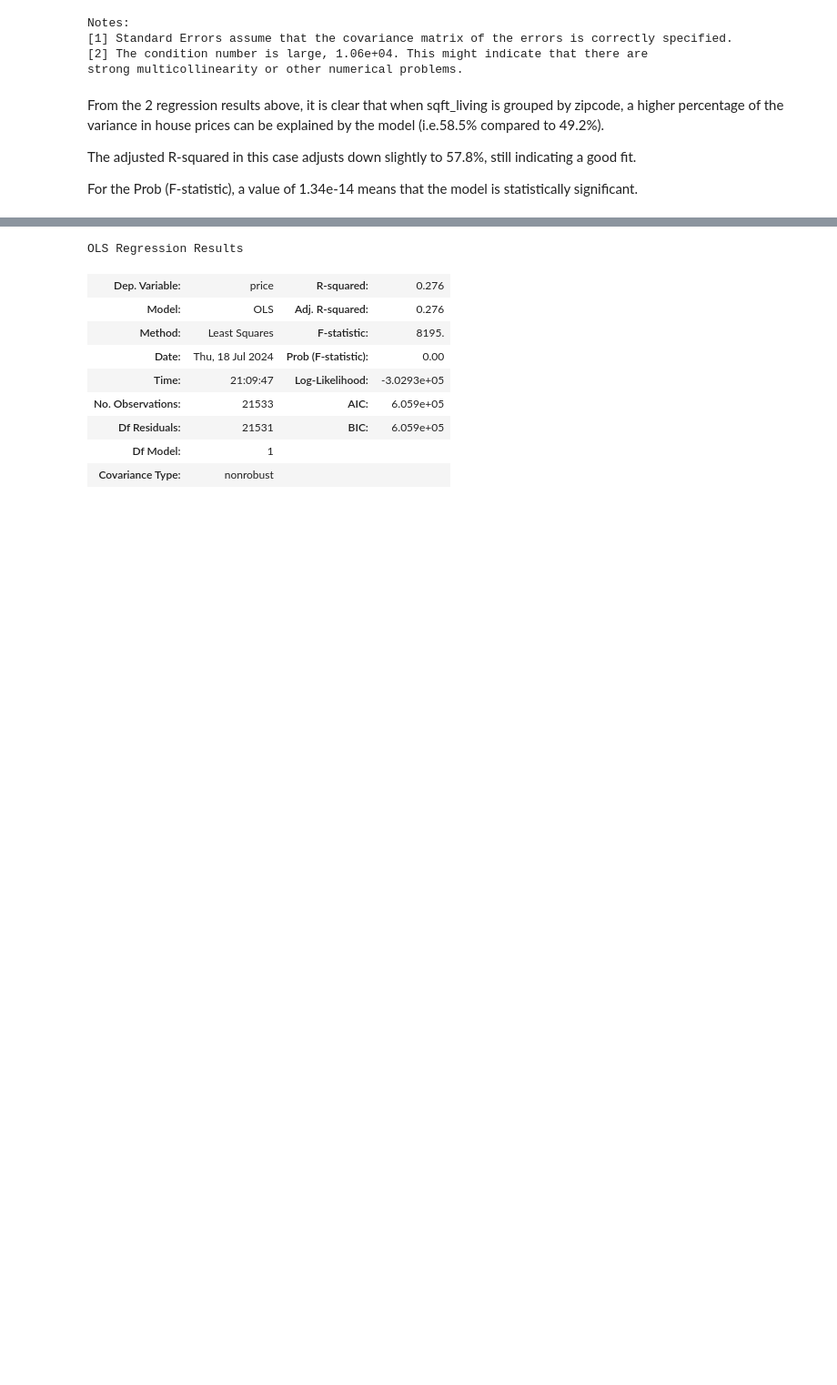
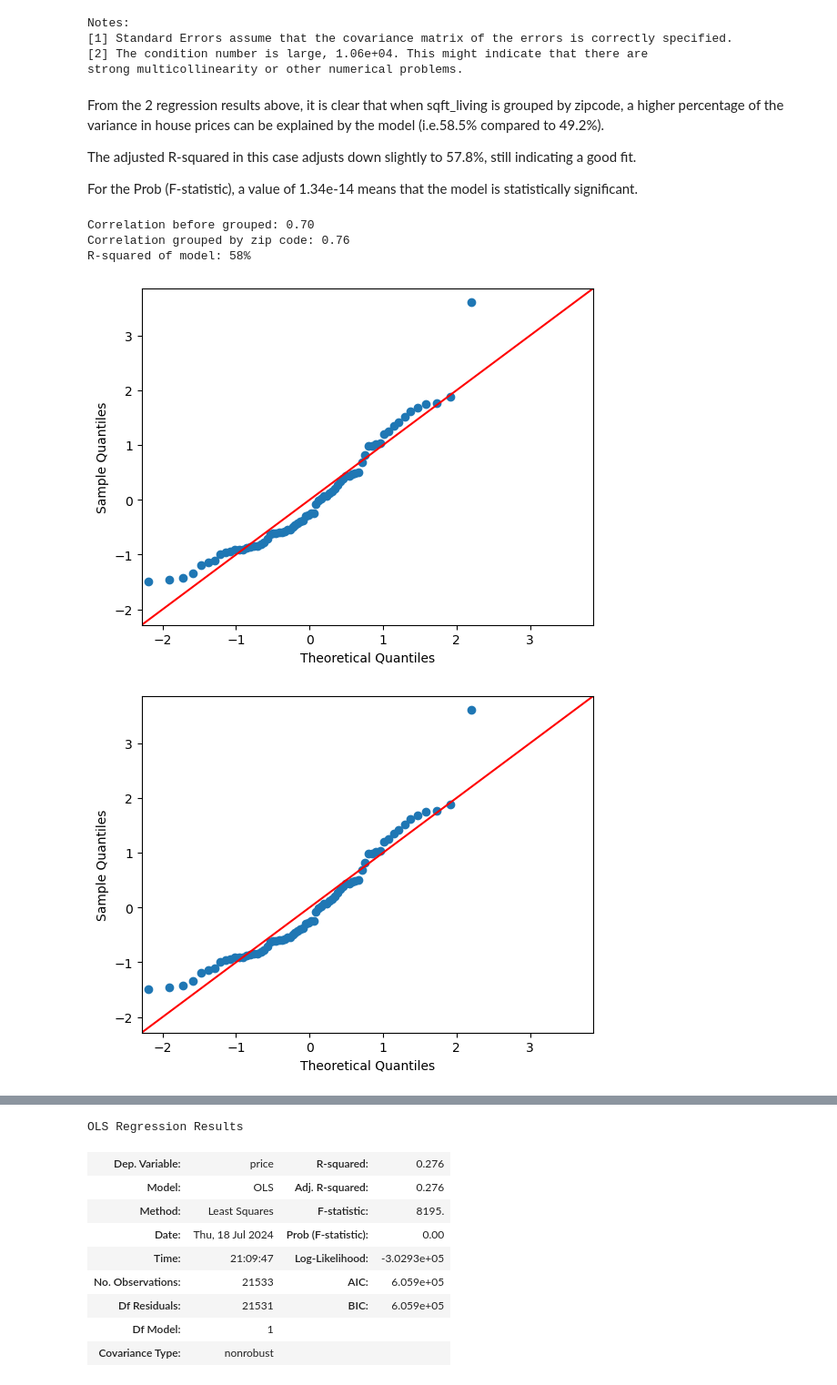
Before and after one commit to Patriciangugi/Project-Phase-2, a Jupyter notebook: Members/Hanan.ipynb, the cells around one changed output, grey strips where cells are left out. Shown at 91% size. Drawn from its saved outputs; the diff is of its cells as text; code cells hidden in the pictures; blank space fills up the shorter version.

Commit message:
Modelling

```diff
--- a/Members/Hanan.ipynb
+++ b/Members/Hanan.ipynb
@@ -717,3 +731,20 @@ From the 2 regression results above, it is clear that when sqft_living is groupe
 The adjusted R-squared in this case adjusts down slightly to 57.8%, still indicating a good fit.
 
 For the Prob (F-statistic), a value of 1.34e-14 means that the model is statistically significant.
+# %%
+print(f'''
+Correlation before grouped: {df.price.corr(df.sqft_living):.2f}
+Correlation grouped by zip code: {zipcode_df.price.corr(zipcode_df.sqft_living):.2f}
+R-squared of model: {model_price_sqft.rsquared:.0%}
+''')
+# %% [output]
+Correlation before grouped: 0.70
+Correlation grouped by zip code: 0.76
+R-squared of model: 58%
+# %%
+# Testing the normality of thr residual errors
+residuals = model_price_sqft.resid
+sm.graphics.qqplot(residuals, dist=stats.norm, line='45', fit=True)
+# %% [output]
+[figure, added]
+[figure, added]
```
Also changed, not shown: parts of 33 cells of this notebook.
